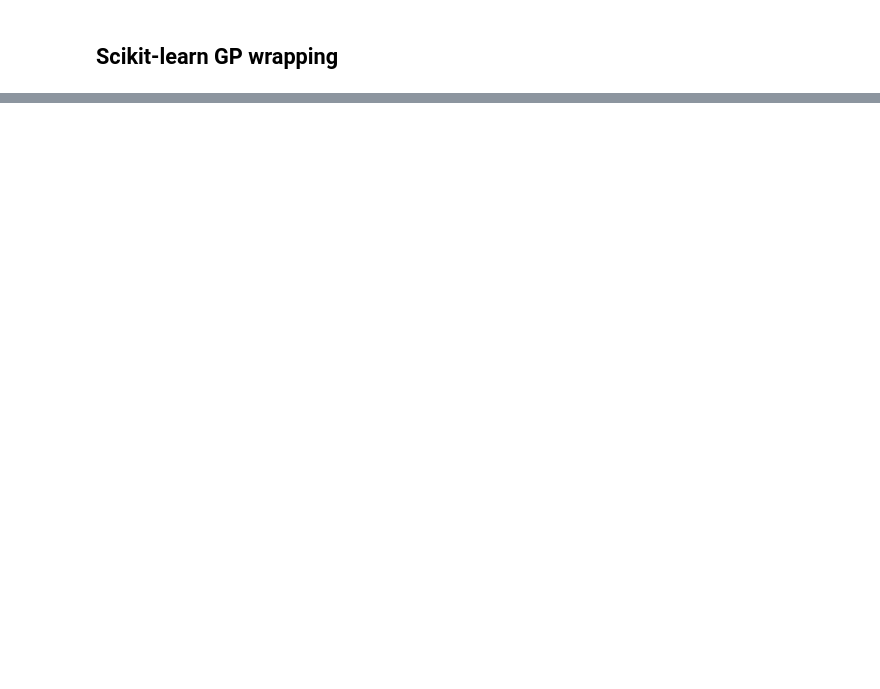
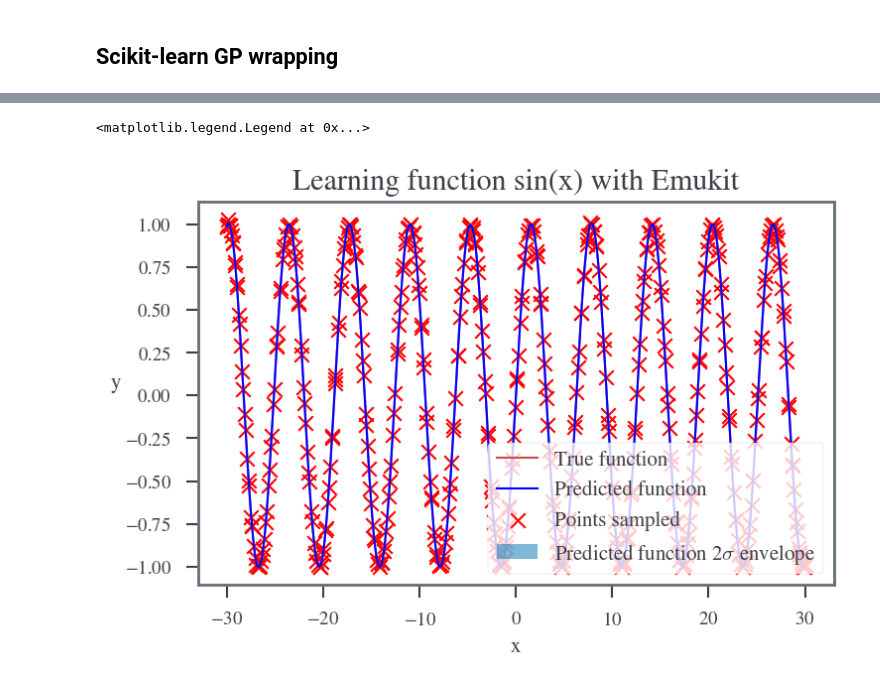
Before and after one commit to sdat2/seager19, a Jupyter notebook: notebooks/exploratory/emukit-default.ipynb, the cells around one changed output, grey strips where cells are left out. Drawn from its saved outputs; the diff is of its cells as text; code cells hidden in the pictures; blank space fills up the shorter version.

```diff
--- a/notebooks/exploratory/emukit-default.ipynb
+++ b/notebooks/exploratory/emukit-default.ipynb
@@ -216,0 +215,38 @@ loop.run_loop?
+# %%
+p = ContinuousParameter("c", x_min, x_max)
+space = ParameterSpace([p])
+
+loop = ExperimentalDesignLoop(space, emukit_model)
+loop.run_loop(np.sin, 10)
+real_x = np.arange(x_min, x_max, 0.1)
+real_y = np.sin(real_x)
+
+predicted_y = []
+predicted_std = []
+for x in real_x:
+    y, var = emukit_model.predict(np.array([[x]]))
+    std = np.sqrt(var)
+    predicted_y.append(y)
+    predicted_std.append(std)
+
+predicted_y = np.array(predicted_y).flatten()
+predicted_std = np.array(predicted_std).flatten()
+
+plt.title("Learning function sin(x) with Emukit")
+plt.xlabel("x")
+plt.ylabel("y", rotation=None)
+plt.plot(real_x, real_y, c="r", label="True function")
+plt.plot(real_x, predicted_y, color="blue", label="Predicted function")
+plt.scatter(
+    loop.loop_state.X[:, 0].tolist(),
+    loop.loop_state.Y[:, 0].tolist(),
+    color="red",
+    label="Points sampled",
+)
+plt.fill_between(
+    real_x, predicted_y - 2 * predicted_std, predicted_y + 2 * predicted_std, alpha=0.5, label="Predicted function 2$\sigma$ envelope"
+)
+plt.legend(loc="lower right")
+# %% [output]
+<matplotlib.legend.Legend at 0x...>
+[figure, added]
```
Also changed, not shown: parts of 6 cells of this notebook, 1 other file.
